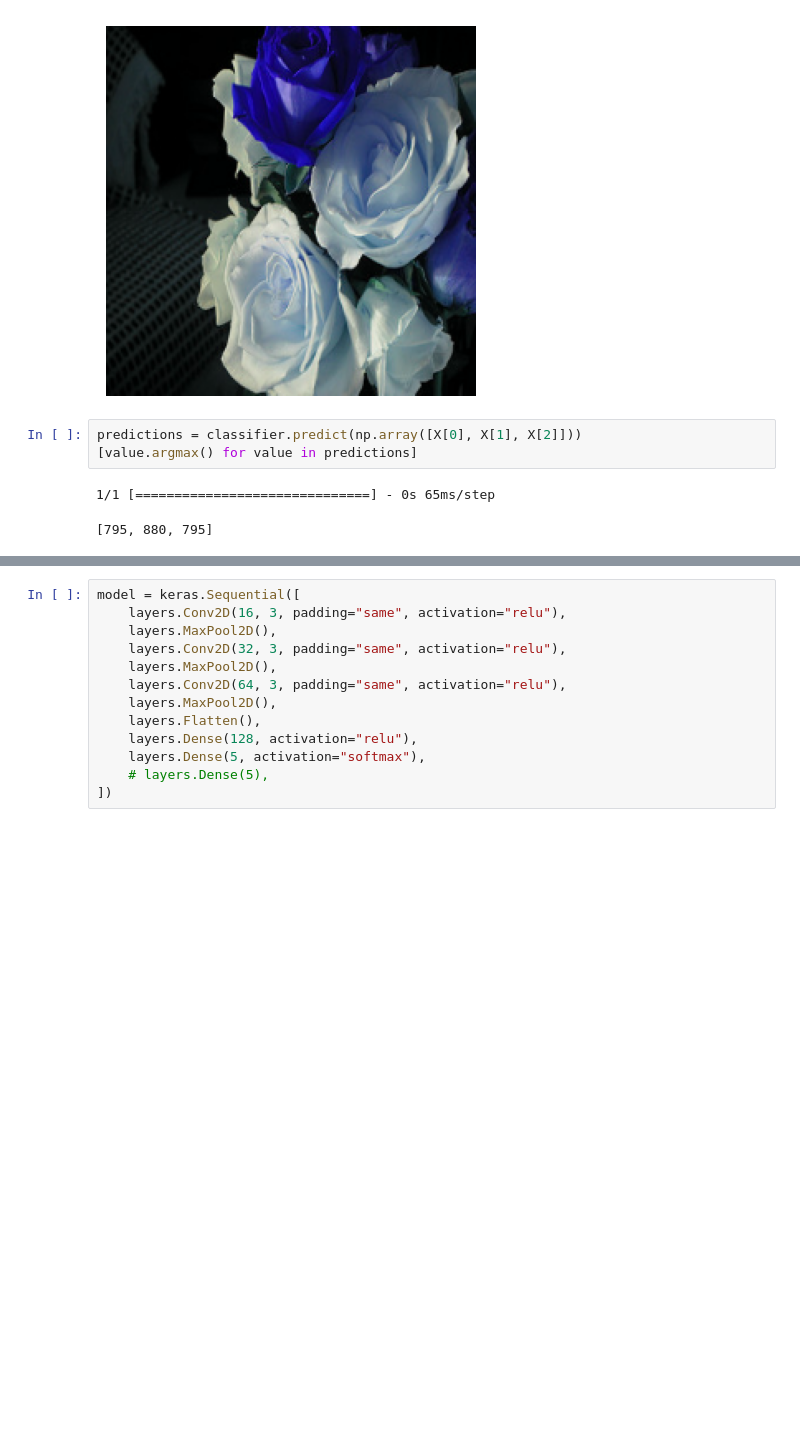
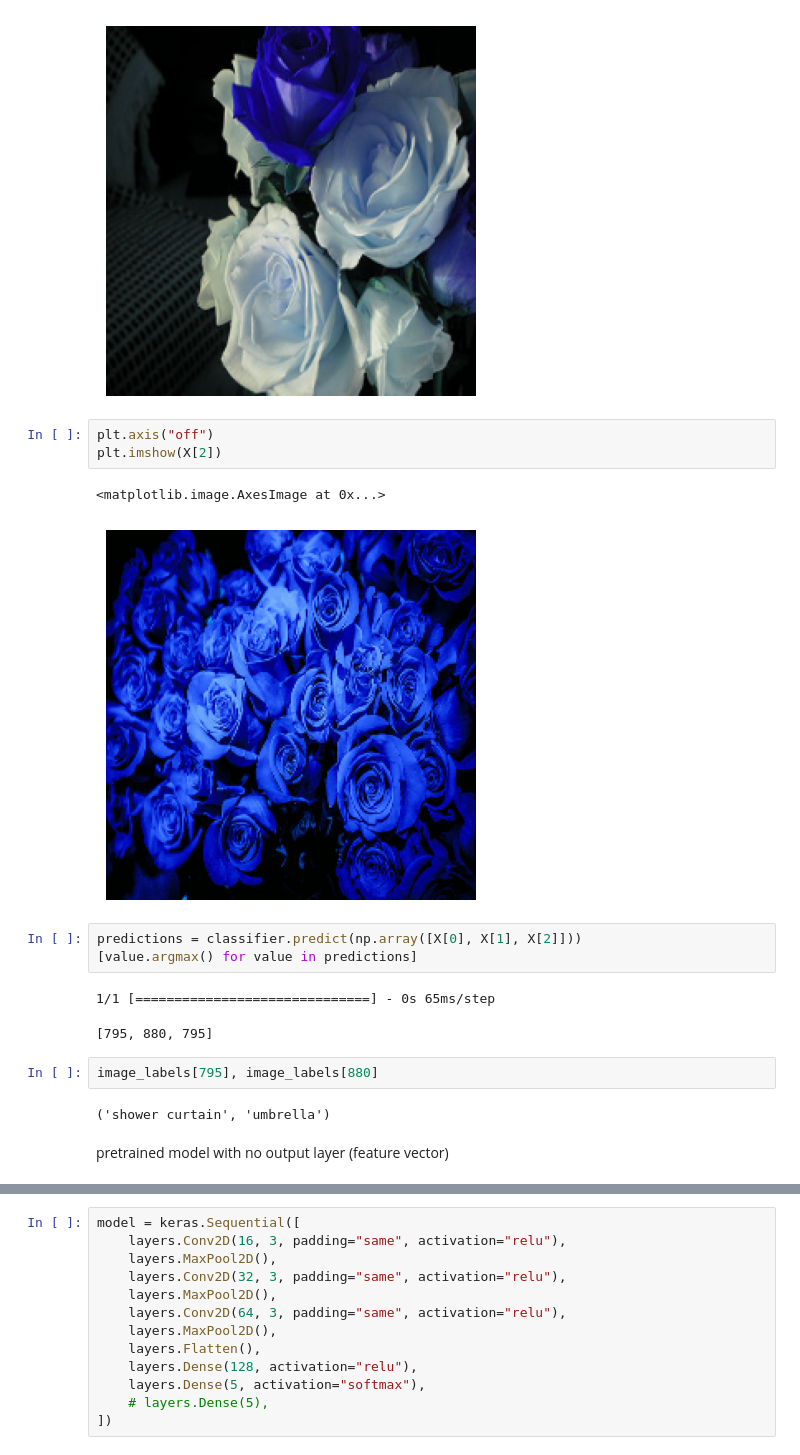
Before and after one commit to EyimofeP/deep-learning-notebooks, a Jupyter notebook: 7 CNN - Transfer Learning.ipynb, the cells around one changed output, grey strips where cells are left out. Cells and saved outputs as stored; diff of their text form; blank space fills up the shorter version.

Commit message:
learnt about pretraining a model

```diff
--- a/7 CNN - Transfer Learning.ipynb
+++ b/7 CNN - Transfer Learning.ipynb
@@ -123,9 +132,21 @@ plt.imshow(X[1])
 # %% [output]
 <matplotlib.image.AxesImage at 0x...>
 [figure]
+# %%
+plt.axis("off")
+plt.imshow(X[2])
+# %% [output]
+<matplotlib.image.AxesImage at 0x...>
+[figure, added]
 # %%
 predictions = classifier.predict(np.array([X[0], X[1], X[2]]))
 [value.argmax() for value in predictions]
 # %% [output]
 1/1 [==============================] - 0s 65ms/step
 [795, 880, 795]
+# %%
+image_labels[795], image_labels[880]
+# %% [output]
+('shower curtain', 'umbrella')
+# %% [markdown]
+pretrained model with no output layer (feature vector)
```
Also changed, not shown: parts of 7 cells of this notebook.
